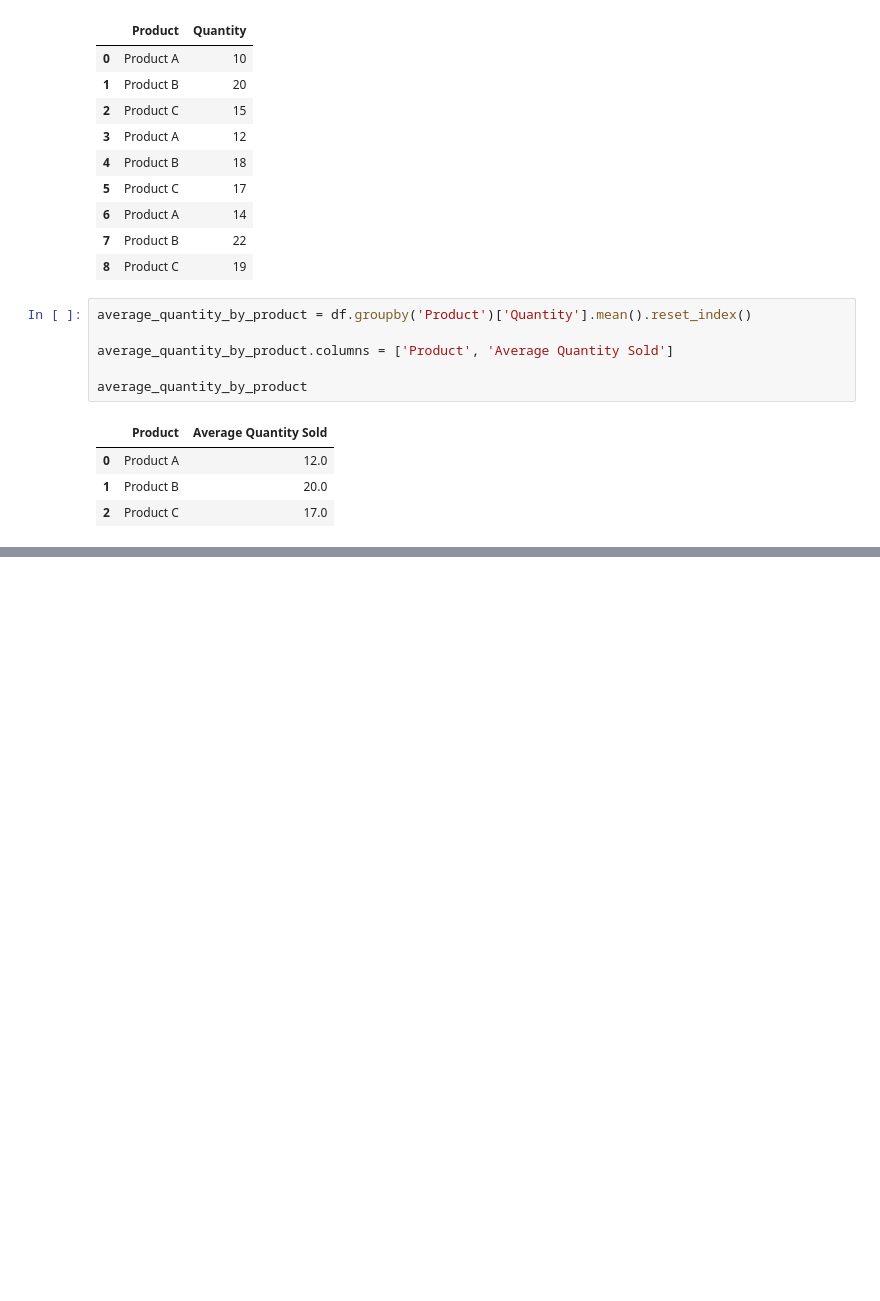
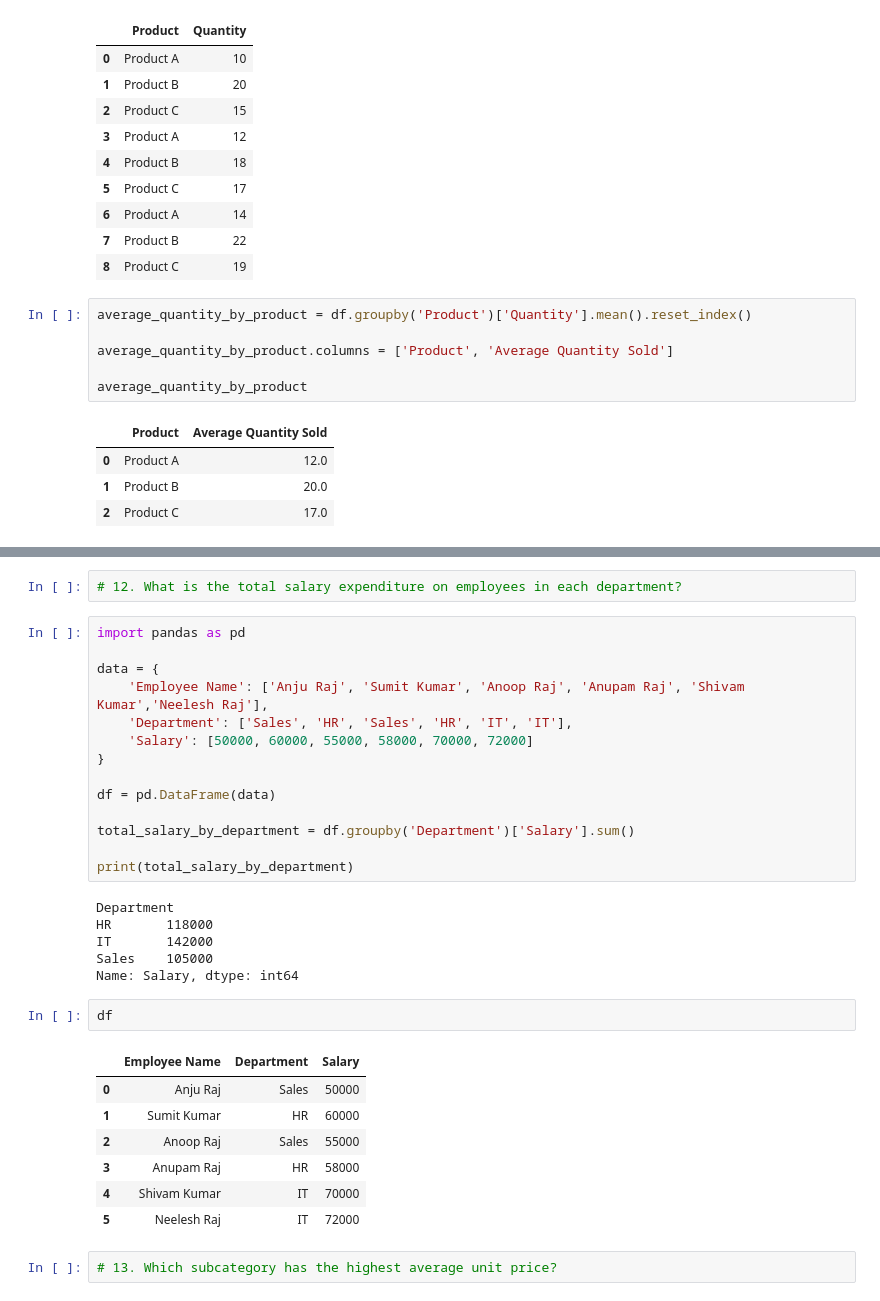
Before and after one commit to Anoopraj09/vswork, a Jupyter notebook: E-Commerce Sales Data Analysis.ipynb, the cells around one changed output, grey strips where cells are left out. Cells and saved outputs as stored; diff of their text form; blank space fills up the shorter version.

```diff
--- a/E-Commerce Sales Data Analysis.ipynb
+++ b/E-Commerce Sales Data Analysis.ipynb
@@ -465,0 +591,34 @@ print(average_quantity_by_product)
+# %%
+# 12. What is the total salary expenditure on employees in each department?
+# %%
+import pandas as pd
+
+data = {
+    'Employee Name': ['Anju Raj', 'Sumit Kumar', 'Anoop Raj', 'Anupam Raj', 'Shivam Kumar','Neelesh Raj'],
+    'Department': ['Sales', 'HR', 'Sales', 'HR', 'IT', 'IT'],
+    'Salary': [50000, 60000, 55000, 58000, 70000, 72000]
+}
+
+df = pd.DataFrame(data)
+
+total_salary_by_department = df.groupby('Department')['Salary'].sum()
+
+print(total_salary_by_department)
+# %% [output]
+Department
+HR       118000
+IT       142000
+Sales    105000
+Name: Salary, dtype: int64
+# %%
+df
+# %% [output]
+|  | Employee Name | Department | Salary |
+| 0 | Anju Raj | Sales | 50000 |
+| 1 | Sumit Kumar | HR | 60000 |
+| 2 | Anoop Raj | Sales | 55000 |
+| 3 | Anupam Raj | HR | 58000 |
+| 4 | Shivam Kumar | IT | 70000 |
+| 5 | Neelesh Raj | IT | 72000 |
+# %%
+# 13. Which subcategory has the highest average unit price?
```
Also changed, not shown: parts of 17 cells of this notebook.
